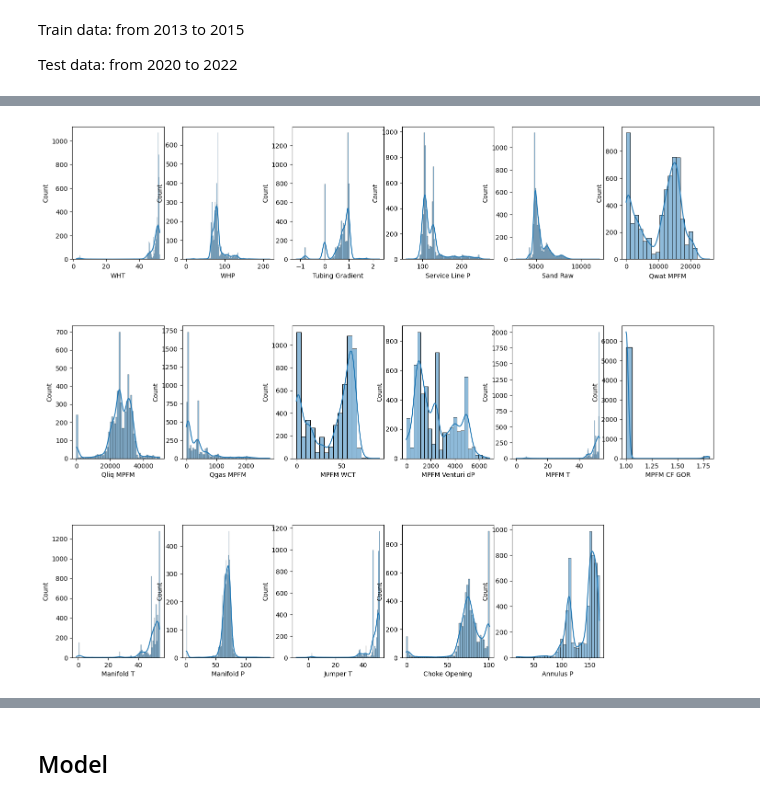
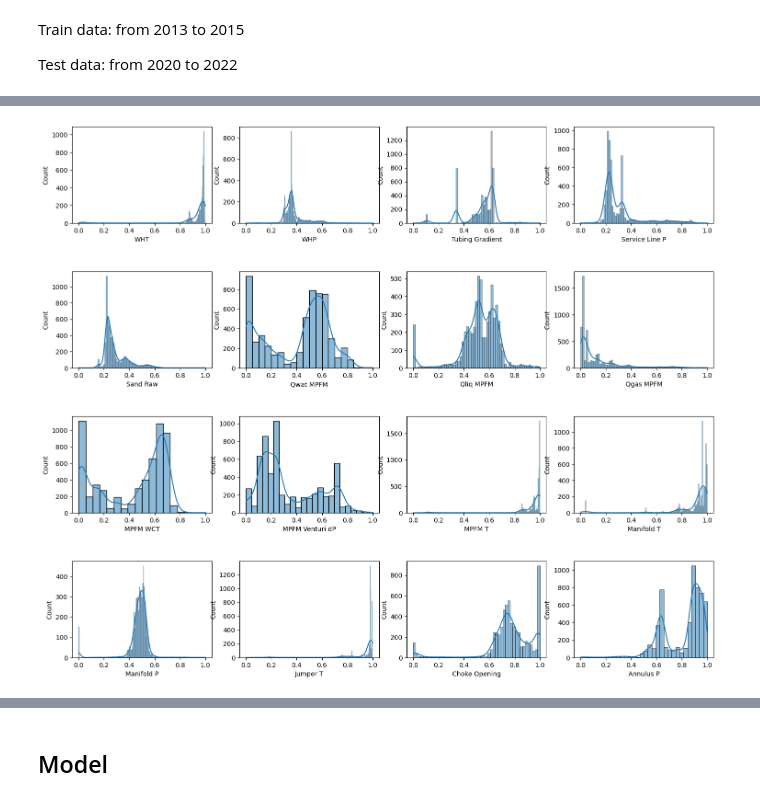
Before and after one commit to mattwagon/oil_production_prediction, a Jupyter notebook: notebooks/eduardo - basic mvp.ipynb, the cells around one changed output, grey strips where cells are left out. Saved outputs shown, nothing was run; the diff lists cells and outputs as text; code cells hidden in the pictures.

```diff
--- a/notebooks/eduardo - basic mvp.ipynb
+++ b/notebooks/eduardo - basic mvp.ipynb
@@ -531,10 +393,10 @@ fig, axs = plt.subplots(3, 6, figsize=(18, 15))
 
 axs = axs.ravel()
 
-for i, col in enumerate(X.columns):
-    sns.histplot(X[col], kde=True, ax=axs[i])
+for i, col in enumerate(X_train.columns):
+    sns.histplot(X_train[col], kde=True, ax=axs[i])
 
-for j in range(len(X.columns), len(axs)):
+for j in range(len(X_train.columns), len(axs)):
     axs[j].axis('off')
 
 plt.subplots_adjust(hspace=0.5)
@@ -544,0 +407,13 @@ plt.show()
+# %%
+fig, axes = plt.subplots(nrows=6, ncols=3, figsize=(18, 30))
+
+for i, col in enumerate(df_train.drop(columns='Date').columns):
+    ax = axes[i // 3, i % 3]
+    ax.boxplot(df_train[col])
+    ax.set_title(col)
+    ax.set_xlabel('Feature')
+    ax.set_ylabel('Value')
+
+
+plt.tight_layout()
+plt.show()
@@ -544,0 +424,5 @@ plt.show()
+# %%
+X.drop(columns='MPFM CF GOR', inplace=True)
+X_train.drop(columns='MPFM CF GOR', inplace=True)
+X_val.drop(columns='MPFM CF GOR', inplace=True)
+X_test.drop(columns='MPFM CF GOR', inplace=True)
@@ -545,13 +431,17 @@ plt.show()
 # %%
-from sklearn.preprocessing import RobustScaler
 #Instantiate MinMaxScaler
-min_max_scaler = RobustScaler()
+min_max_scaler = MinMaxScaler()
 
 #fit
 min_max_scaler.fit(X)
 
 #transform
 X_scaled = min_max_scaler.transform(X)
+X_train_scaled = min_max_scaler.transform(X_train)
+X_val_scaled = min_max_scaler.transform(X_val)
+X_test_scaled = min_max_scaler.transform(X_test)
 
-X_scaled = pd.DataFrame(X, columns=X.columns)
-X_scaled
+X_scaled = pd.DataFrame(X_scaled, columns=X.columns)
+X_train_scaled = pd.DataFrame(X_train_scaled, columns=X_train.columns)
+X_val_scaled = pd.DataFrame(X_val_scaled, columns=X_val.columns)
+X_test_scaled = pd.DataFrame(X_test_scaled, columns=X_test.columns)
@@ -572,17 +448,17 @@ X_scaled
 # %%
 # Create a figure and axis for each histogram
-fig, axs = plt.subplots(3, 6, figsize=(18, 15))
+fig, axs = plt.subplots(4, 4, figsize=(18, 15))
 
 axs = axs.ravel()
 
 for i, col in enumerate(X_scaled.columns):
     sns.histplot(X_scaled[col], kde=True, ax=axs[i])
 
 for j in range(len(X_scaled.columns), len(axs)):
     axs[j].axis('off')
 
 plt.subplots_adjust(hspace=0.5)
 
 plt.show()
 # %% [output]
-[figure, old version]
+[figure, new version]
```
Also changed, not shown: parts of 49 cells of this notebook.
